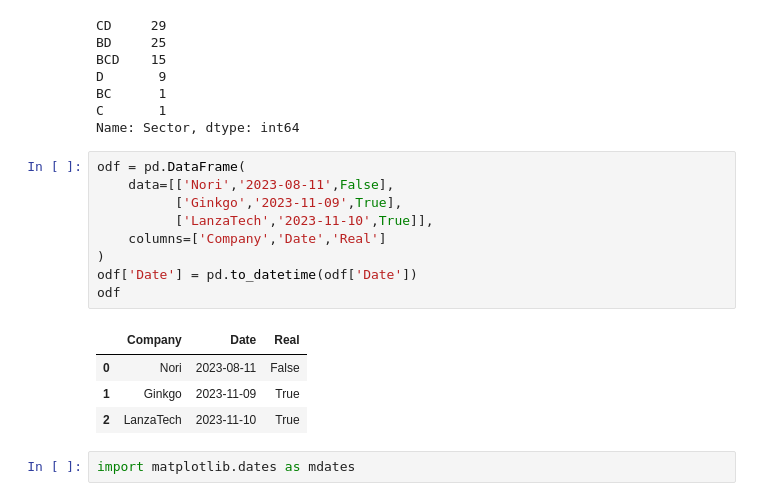
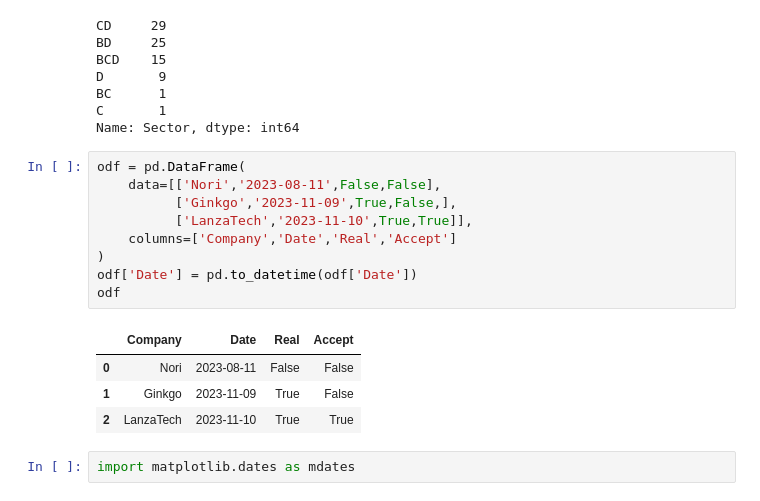
Before and after one commit to erinhwilson/data-explorations, a Jupyter notebook: job_app_viz.ipynb, the cells around one changed output. Drawn from its saved outputs; the diff is of its cells as text.

```diff
--- a/job_app_viz.ipynb
+++ b/job_app_viz.ipynb
@@ -564,17 +565,17 @@ C       1
 Name: Sector, dtype: int64
 # %%
 odf = pd.DataFrame(
-    data=[['Nori','2023-08-11',False],
-          ['Ginkgo','2023-11-09',True],
-          ['LanzaTech','2023-11-10',True]],
-    columns=['Company','Date','Real']
+    data=[['Nori','2023-08-11',False,False],
+          ['Ginkgo','2023-11-09',True,False,],
+          ['LanzaTech','2023-11-10',True,True]],
+    columns=['Company','Date','Real','Accept']
 )
 odf['Date'] = pd.to_datetime(odf['Date'])
 odf
 # %% [output]
-|  | Company | Date | Real |
-| 0 | Nori | 2023-08-11 | False |
-| 1 | Ginkgo | 2023-11-09 | True |
-| 2 | LanzaTech | 2023-11-10 | True |
+|  | Company | Date | Real | Accept |
+| 0 | Nori | 2023-08-11 | False | False |
+| 1 | Ginkgo | 2023-11-09 | True | False |
+| 2 | LanzaTech | 2023-11-10 | True | True |
 # %%
 import matplotlib.dates as mdates
```
Also changed, not shown: parts of 6 cells of this notebook.
